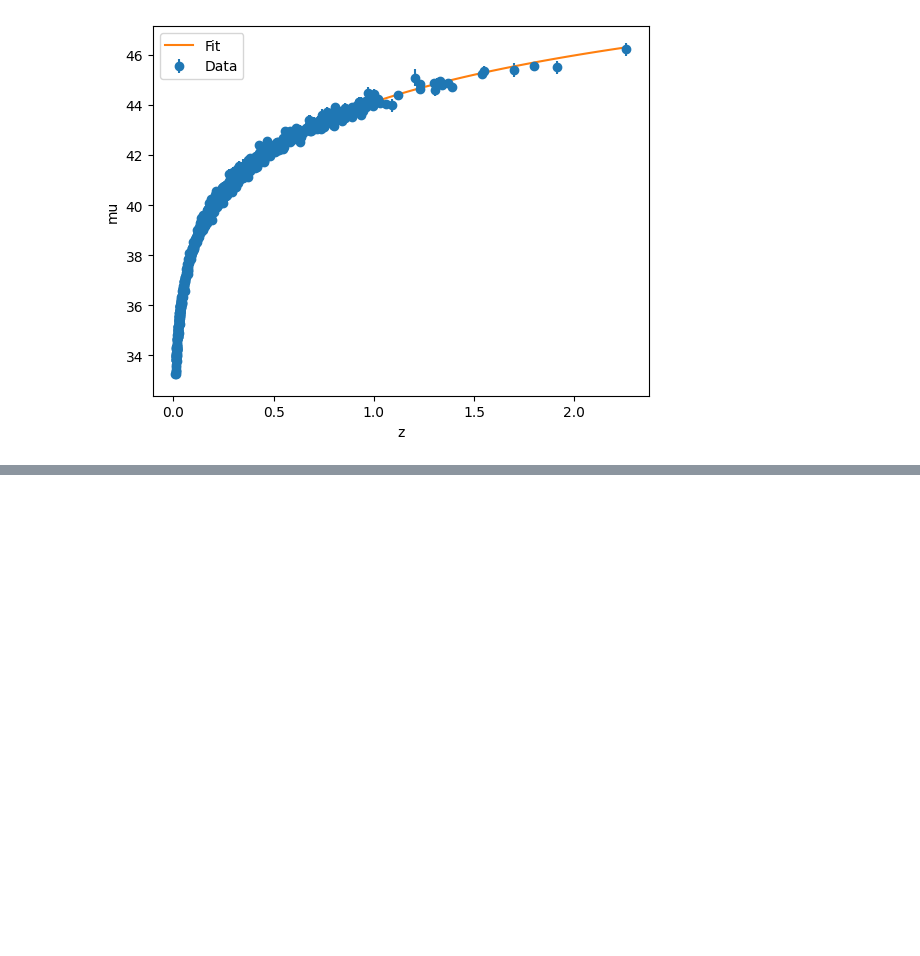
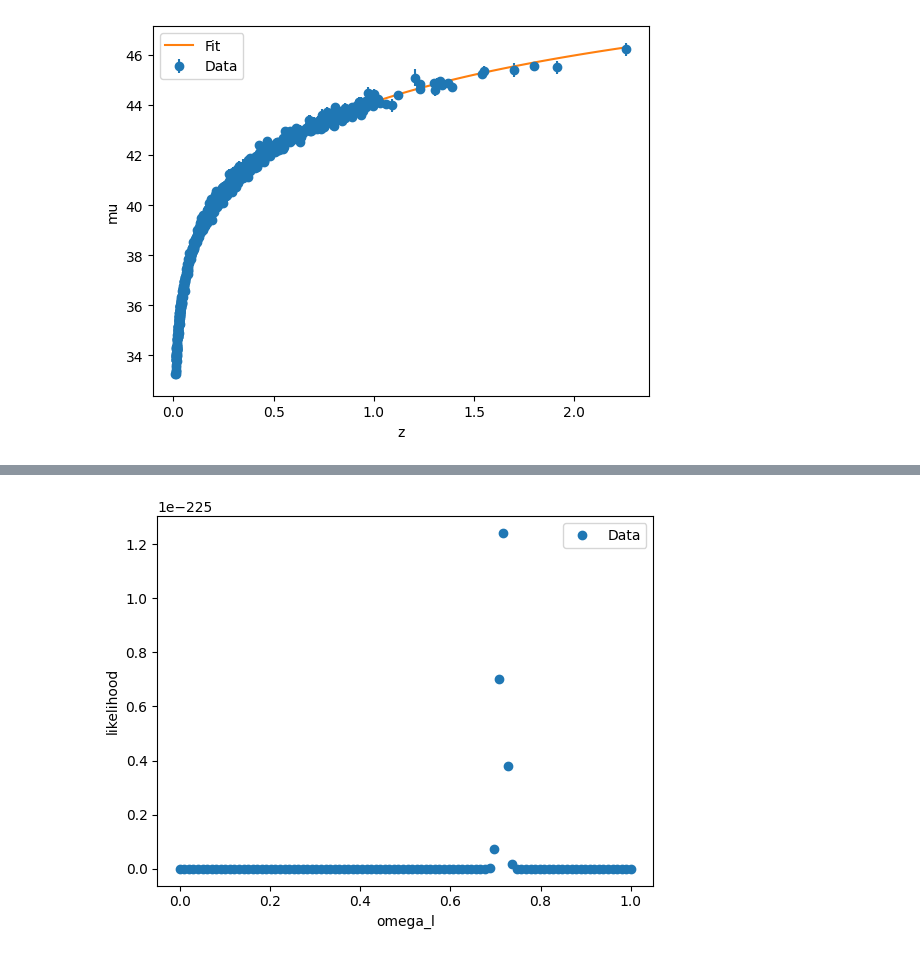
Before and after one commit to endapeter/kcl-cosmo-hack, a Jupyter notebook: second/omega.ipynb, the cells around one changed output, grey strips where cells are left out. Saved outputs shown, nothing was run; the diff lists cells and outputs as text; code cells hidden in the pictures; blank space fills up the shorter version.

```diff
--- a/second/omega.ipynb
+++ b/second/omega.ipynb
@@ -88,0 +86,12 @@ plt.show()
+# %%
+# find likelihood as a result of omega_l
+
+likelihood_values = np.exp(-0.5 * np.array(chi_values))
+
+plt.errorbar(omega_l_values, likelihood_values, fmt='o', label='Data')
+plt.xlabel('omega_l')
+plt.ylabel('likelihood')
+plt.legend()
+plt.show()
+# %% [output]
+[figure, added]
```
Also changed, not shown: parts of 9 cells of this notebook, 5 other files.
